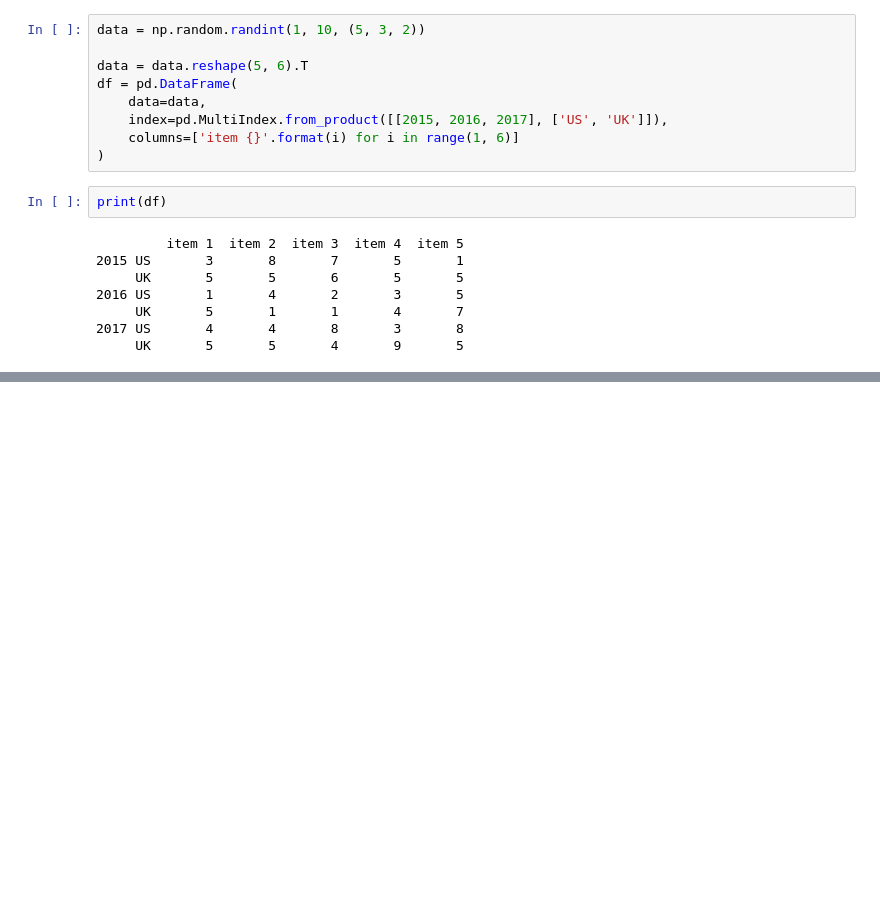
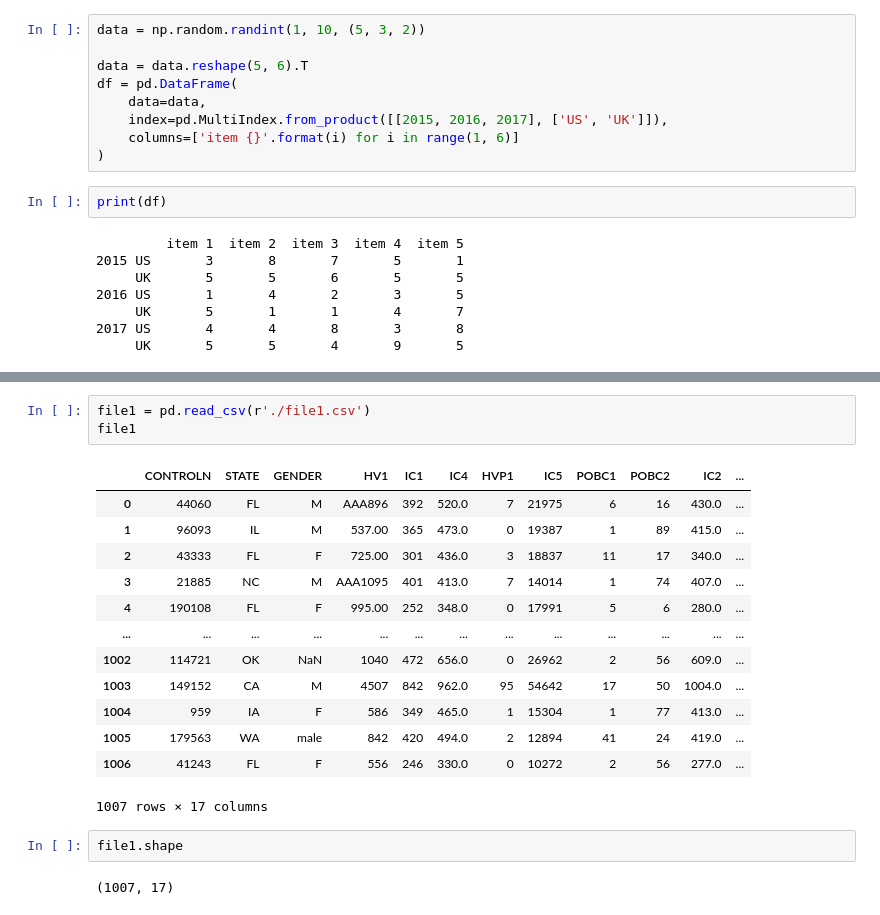
Before and after one commit to psyrgkan/DAFT_1022, a Jupyter notebook: Excercises/week3/panda_practice.ipynb, the cells around one changed output, grey strips where cells are left out. Saved outputs shown, nothing was run; the diff lists cells and outputs as text; blank space fills up the shorter version.

```diff
--- a/Excercises/week3/panda_practice.ipynb
+++ b/Excercises/week3/panda_practice.ipynb
@@ -42,0 +50,21 @@ print(df)
+# %%
+file1 = pd.read_csv(r'./file1.csv')
+file1
+# %% [output]
+|  | CONTROLN | STATE | GENDER | HV1 | IC1 | IC4 | HVP1 | IC5 | POBC1 | POBC2 | IC2 | ... |
+| 0 | 44060 | FL | M | AAA896 | 392 | 520.0 | 7 | 21975 | 6 | 16 | 430.0 | ... |
+| 1 | 96093 | IL | M | 537.00 | 365 | 473.0 | 0 | 19387 | 1 | 89 | 415.0 | ... |
+| 2 | 43333 | FL | F | 725.00 | 301 | 436.0 | 3 | 18837 | 11 | 17 | 340.0 | ... |
+| 3 | 21885 | NC | M | AAA1095 | 401 | 413.0 | 7 | 14014 | 1 | 74 | 407.0 | ... |
+| 4 | 190108 | FL | F | 995.00 | 252 | 348.0 | 0 | 17991 | 5 | 6 | 280.0 | ... |
+| ... | ... | ... | ... | ... | ... | ... | ... | ... | ... | ... | ... | ... |
+| 1002 | 114721 | OK | NaN | 1040 | 472 | 656.0 | 0 | 26962 | 2 | 56 | 609.0 | ... |
+| 1003 | 149152 | CA | M | 4507 | 842 | 962.0 | 95 | 54642 | 17 | 50 | 1004.0 | ... |
+| 1004 | 959 | IA | F | 586 | 349 | 465.0 | 1 | 15304 | 1 | 77 | 413.0 | ... |
+| 1005 | 179563 | WA | male | 842 | 420 | 494.0 | 2 | 12894 | 41 | 24 | 419.0 | ... |
+| 1006 | 41243 | FL | F | 556 | 246 | 330.0 | 0 | 10272 | 2 | 56 | 277.0 | ... |
+1007 rows × 17 columns
+# %%
+file1.shape
+# %% [output]
+(1007, 17)
```
Also changed, not shown: parts of 16 cells of this notebook, 4 other files.
